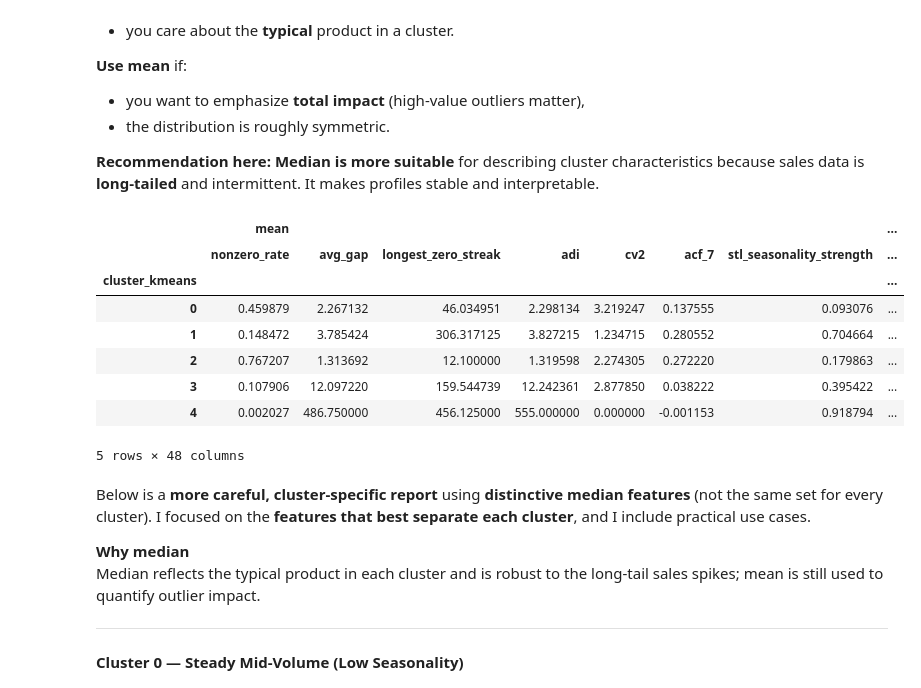
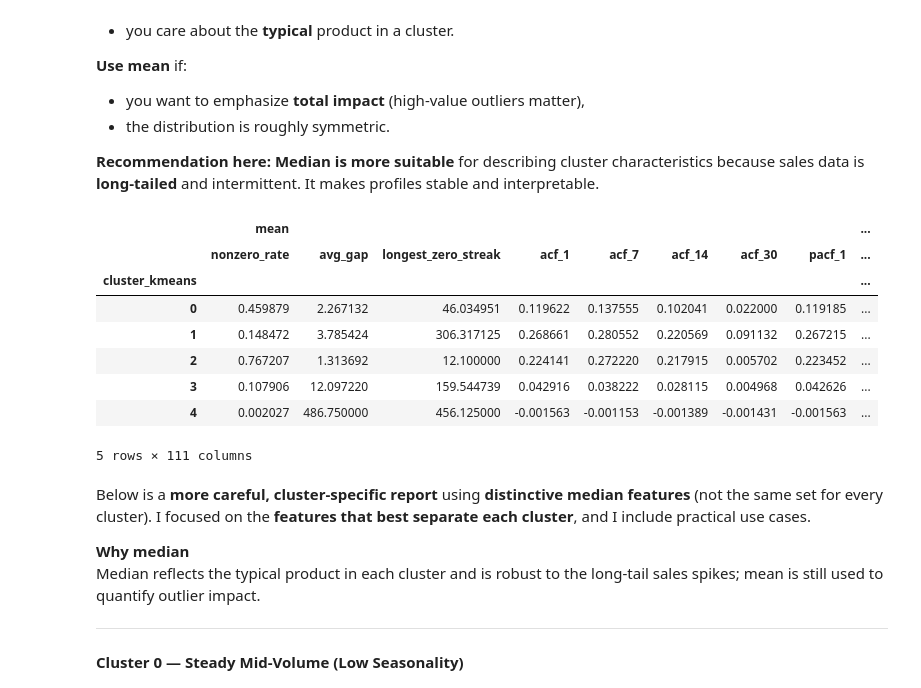
Before and after one commit to CserYe03na/Online_Retail_Forecasting, a Jupyter notebook: cluster_analysis.ipynb, the cells around one changed output. Cells and saved outputs as stored; diff of their text form; code cells hidden in the pictures.

Commit message:
include cluster full features

```diff
--- a/cluster_analysis.ipynb
+++ b/cluster_analysis.ipynb
@@ -938,36 +938,36 @@ Saved: images\clustering\cluster_profiles.svg
 
 **Recommendation here:** **Median is more suitable** for describing cluster characteristics because sales data is **long‑tailed** and intermittent. It makes profiles stable and interpretable.
 # %%
-# Mean vs median across clusters for interpretable subset
-mean_profile = feat_df.groupby("cluster_kmeans")[profile_cols].mean()
-median_profile = feat_df.groupby("cluster_kmeans")[profile_cols].median()
+# use all non-cluster features, drop all-zero columns
+feature_cols = [c for c in feat_df.columns if not c.startswith("cluster_")]
+feature_cols = [c for c in feature_cols if feat_df[c].ne(0).any()]
 
-# Difference (mean - median) and relative shift
+mean_profile = feat_df.groupby("cluster_kmeans")[feature_cols].mean()
+median_profile = feat_df.groupby("cluster_kmeans")[feature_cols].median()
+
 shift = mean_profile - median_profile
 rel_shift = shift / (median_profile.replace(0, np.nan))
 
-# Save tables
 mean_profile.to_csv(out_dir / "kmeans_k5_profile_mean.csv")
 median_profile.to_csv(out_dir / "kmeans_k5_profile_median.csv")
 shift.to_csv(out_dir / "kmeans_k5_profile_mean_minus_median.csv")
 rel_shift.to_csv(out_dir / "kmeans_k5_profile_relative_shift.csv")
 
-# Show one combined table for quick inspection
 comparison = pd.concat(
     {"mean": mean_profile, "median": median_profile, "mean_minus_median": shift},
     axis=1
 )
 display(comparison)
 # %% [output]
-|  | mean |  |  |  |  |  |  | ... |
-|  | nonzero_rate | avg_gap | longest_zero_streak | adi | cv2 | acf_7 | stl_seasonality_strength | ... |
-| cluster_kmeans |  |  |  |  |  |  |  | ... |
-| 0 | 0.459879 | 2.267132 | 46.034951 | 2.298134 | 3.219247 | 0.137555 | 0.093076 | ... |
-| 1 | 0.148472 | 3.785424 | 306.317125 | 3.827215 | 1.234715 | 0.280552 | 0.704664 | ... |
-| 2 | 0.767207 | 1.313692 | 12.100000 | 1.319598 | 2.274305 | 0.272220 | 0.179863 | ... |
-| 3 | 0.107906 | 12.097220 | 159.544739 | 12.242361 | 2.877850 | 0.038222 | 0.395422 | ... |
-| 4 | 0.002027 | 486.750000 | 456.125000 | 555.000000 | 0.000000 | -0.001153 | 0.918794 | ... |
+|  | mean |  |  |  |  |  |  |  | ... |
+|  | nonzero_rate | avg_gap | longest_zero_streak | acf_1 | acf_7 | acf_14 | acf_30 | pacf_1 | ... |
+| cluster_kmeans |  |  |  |  |  |  |  |  | ... |
+| 0 | 0.459879 | 2.267132 | 46.034951 | 0.119622 | 0.137555 | 0.102041 | 0.022000 | 0.119185 | ... |
+| 1 | 0.148472 | 3.785424 | 306.317125 | 0.268661 | 0.280552 | 0.220569 | 0.091132 | 0.267215 | ... |
+| 2 | 0.767207 | 1.313692 | 12.100000 | 0.224141 | 0.272220 | 0.217915 | 0.005702 | 0.223452 | ... |
+| 3 | 0.107906 | 12.097220 | 159.544739 | 0.042916 | 0.038222 | 0.028115 | 0.004968 | 0.042626 | ... |
+| 4 | 0.002027 | 486.750000 | 456.125000 | -0.001563 | -0.001153 | -0.001389 | -0.001431 | -0.001563 | ... |
-5 rows × 48 columns
+5 rows × 111 columns
 # %% [markdown]
 Below is a **more careful, cluster‑specific report** using **distinctive median features** (not the same set for every cluster). I focused on the **features that best separate each cluster**, and I include practical use cases.
 
```
Also changed, not shown: parts of 1 cell of this notebook, 11 other files.
